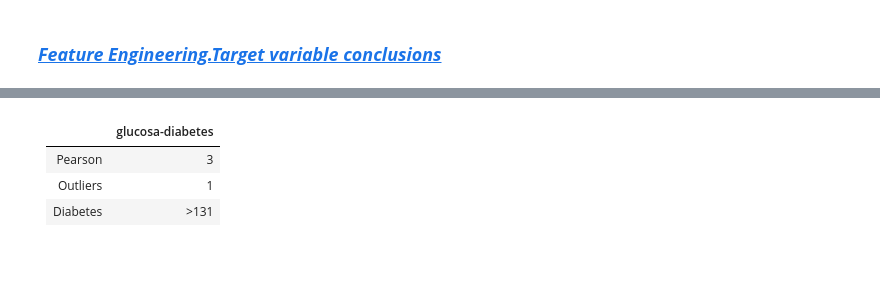
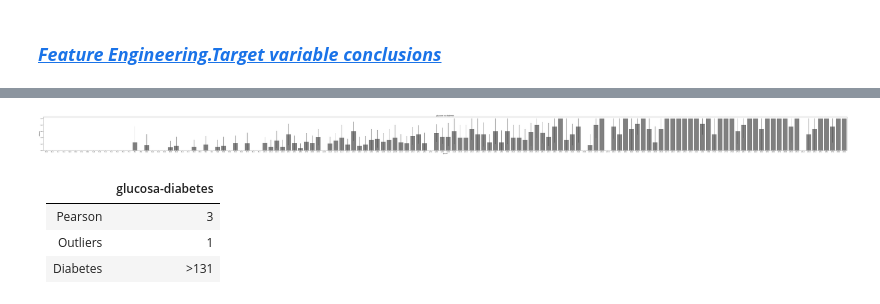
Before and after one commit to ddasilva64/DECTRE24001esp, a Jupyter notebook: projects/PRODIA001/PRODIA001.ipynb, the cells around one changed output, grey strips where cells are left out. Cells and saved outputs as stored; diff of their text form; code cells hidden in the pictures; blank space fills up the shorter version.

```diff
--- a/projects/PRODIA001/PRODIA001.ipynb
+++ b/projects/PRODIA001/PRODIA001.ipynb
@@ -570,11 +518,13 @@ ValueError: Could not interpret value `glucosa` for `x`. An entry with this name
 # %%
 plt.style.use("default")
 plt.figure(figsize=(120,5))
-sns.barplot(x="glucosa", y="diabetes", data=df_diabetes, color='grey')
-plt.title("glucosa vs diabetes",fontsize=15)
-plt.xlabel("glucosa")
+sns.barplot(x="glucose", y="diabetes", data=df_diabetes, color='grey')
+plt.title("glucose vs diabetes",fontsize=15)
+plt.xlabel("glucose")
 plt.ylabel("diabetes")
 plt.show()
+# %% [output]
+[figure, added]
 # %% [markdown]
 |        |glucosa-diabetes|
 |:------:|:--------------:|
```
Also changed, not shown: parts of 21 cells of this notebook, 7 other files.
